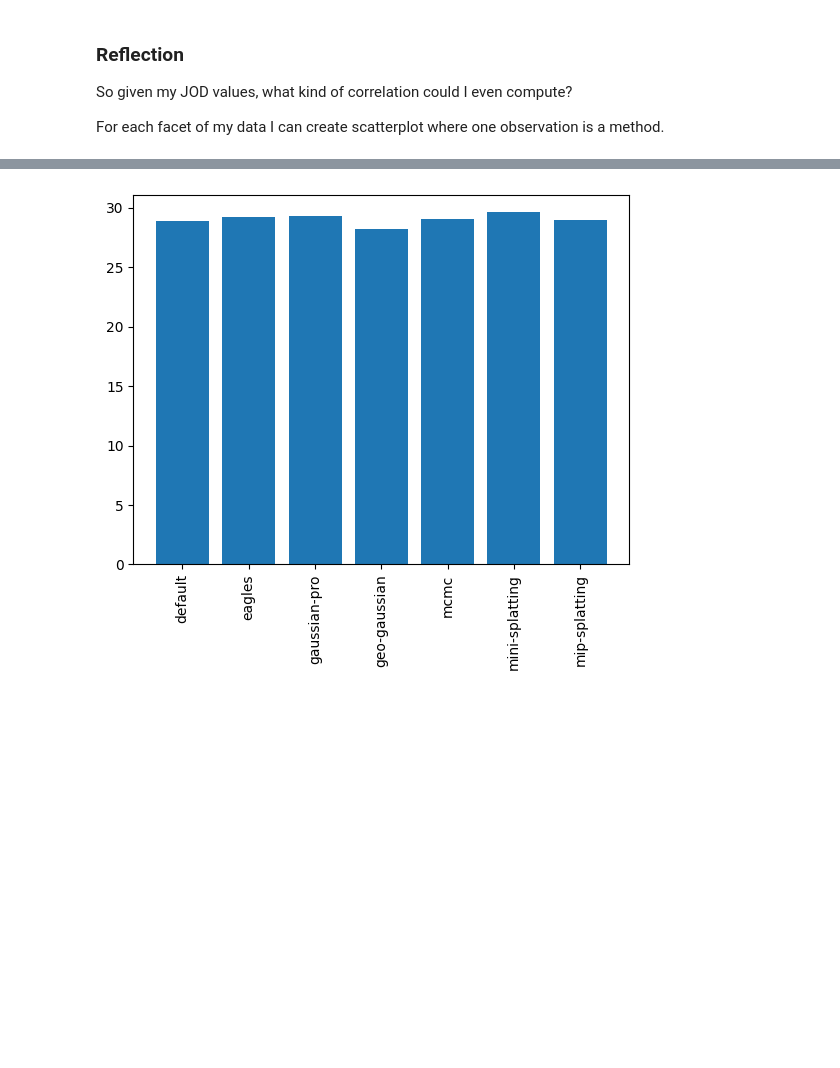
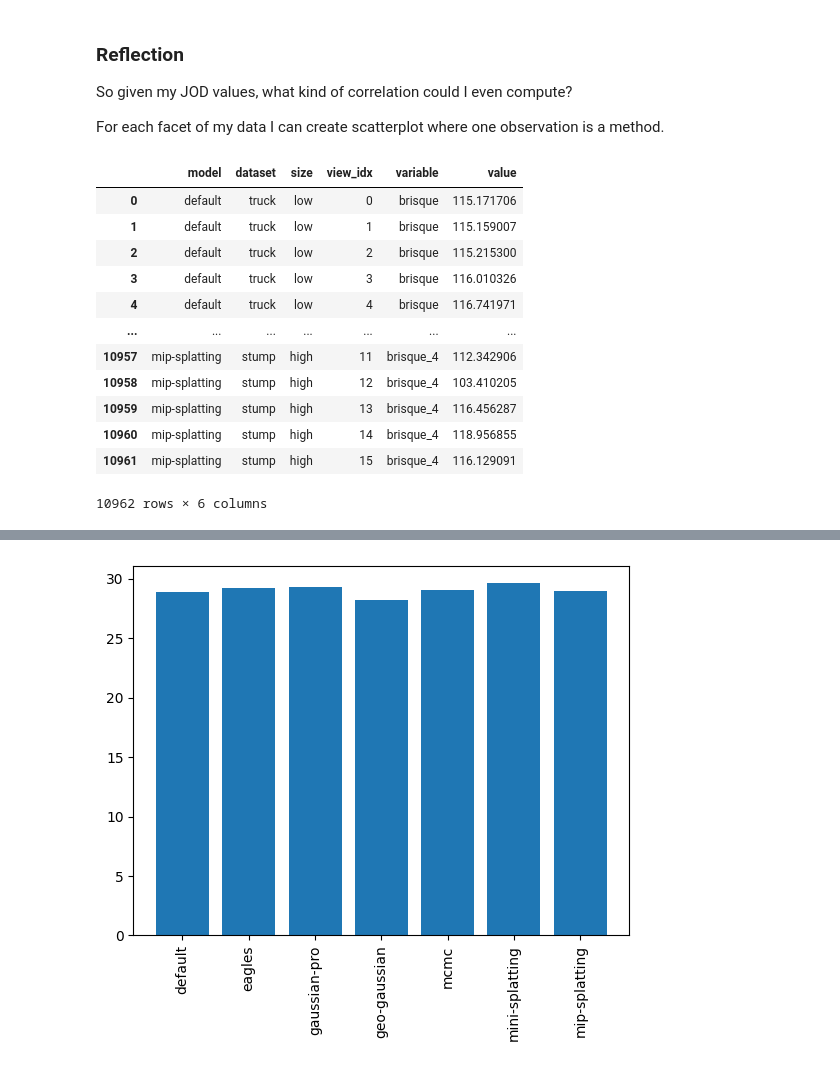
Before and after one commit to PaulErpen/final-data-analysis, a Jupyter notebook: joint-data-analysis.ipynb, the cells around one changed output, grey strips where cells are left out. Drawn from its saved outputs; the diff is of its cells as text; code cells hidden in the pictures; blank space fills up the shorter version.

```diff
--- a/joint-data-analysis.ipynb
+++ b/joint-data-analysis.ipynb
@@ -14,6 +14,32 @@ df_metrics = pd.read_excel("data/singleMetricResultClean.xlsx")
 So given my JOD values, what kind of correlation could I even compute?
 
 For each facet of my data I can create scatterplot where one observation is a method.
+# %%
+df_metrics.melt(
+    id_vars=["model", "dataset", "size", "view_idx"],
+    value_vars=[
+        "brisque",
+        "brisque_0",
+        "brisque_1",
+        "brisque_2",
+        "brisque_3",
+        "brisque_4",
+    ],
+)
+# %% [output]
+|  | model | dataset | size | view_idx | variable | value |
+| 0 | default | truck | low | 0 | brisque | 115.171706 |
+| 1 | default | truck | low | 1 | brisque | 115.159007 |
+| 2 | default | truck | low | 2 | brisque | 115.215300 |
+| 3 | default | truck | low | 3 | brisque | 116.010326 |
+| 4 | default | truck | low | 4 | brisque | 116.741971 |
+| ... | ... | ... | ... | ... | ... | ... |
+| 10957 | mip-splatting | stump | high | 11 | brisque_4 | 112.342906 |
+| 10958 | mip-splatting | stump | high | 12 | brisque_4 | 103.410205 |
+| 10959 | mip-splatting | stump | high | 13 | brisque_4 | 116.456287 |
+| 10960 | mip-splatting | stump | high | 14 | brisque_4 | 118.956855 |
+| 10961 | mip-splatting | stump | high | 15 | brisque_4 | 116.129091 |
+10962 rows × 6 columns
 # %%
 from matplotlib import pyplot as plt
 from scipy.stats import pearsonr, norm, spearmanr
```
Also changed, not shown: parts of 8 cells of this notebook, 4 other files.
